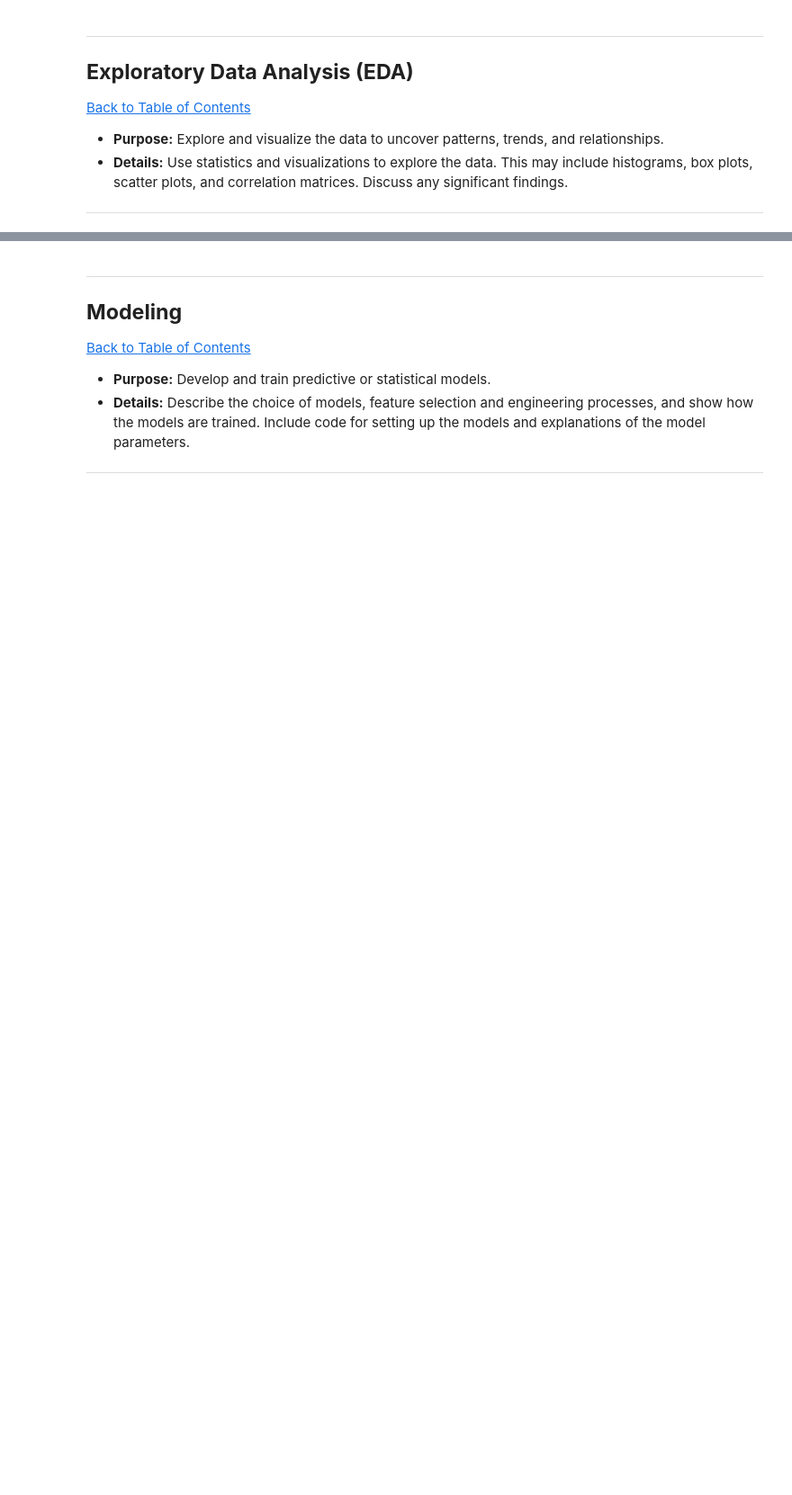
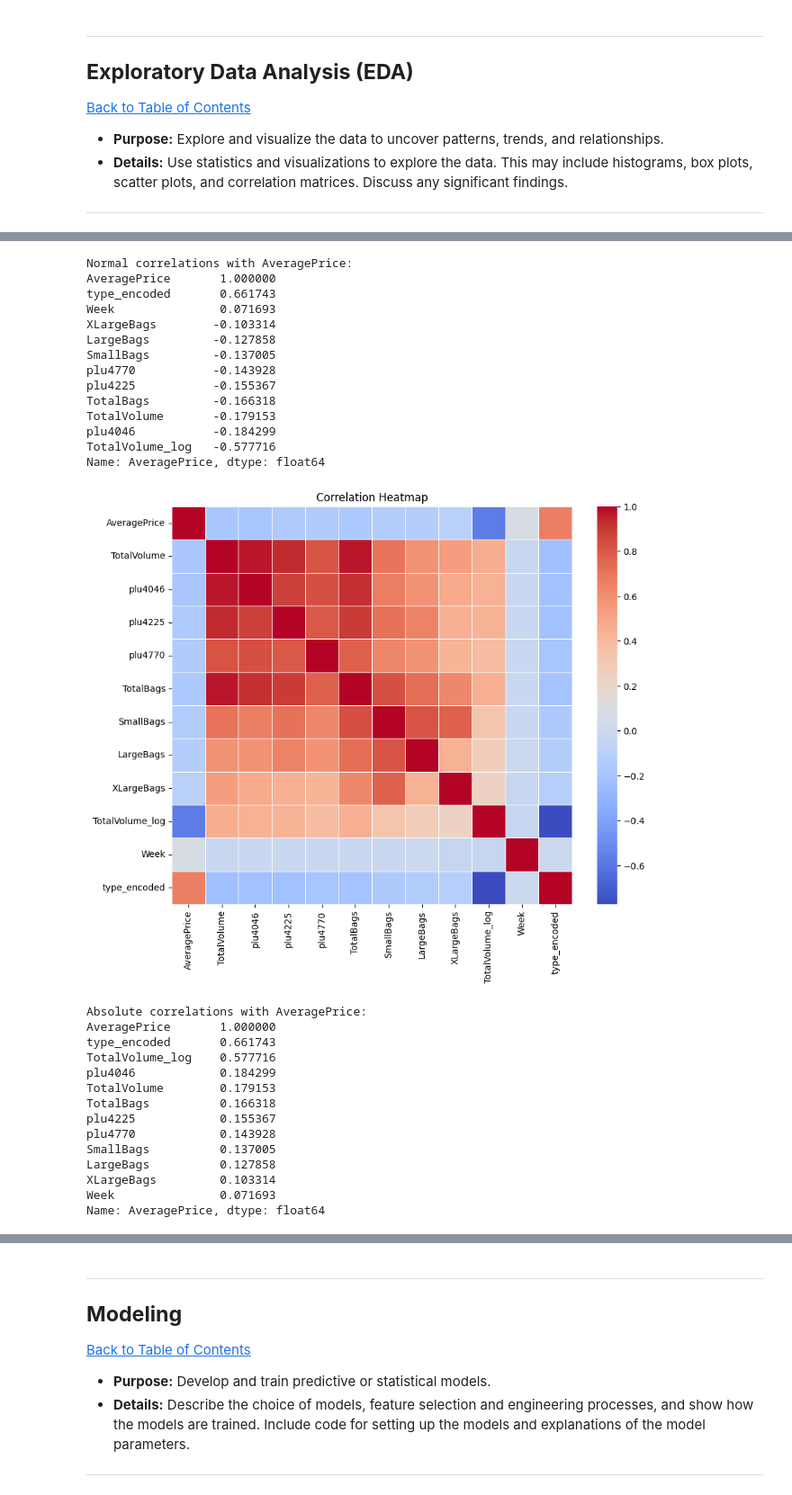
Before and after one commit to Maponya994/avocado-capstone-Maponya, a Jupyter notebook: QCTO---Workplace-Module-Notebook-Template-4571.ipynb, the cells around one changed output, grey strips where cells are left out. Shown at 90% size. Saved outputs shown, nothing was run; the diff lists cells and outputs as text; code cells hidden in the pictures; blank space fills up the shorter version.

```diff
--- a/QCTO---Workplace-Module-Notebook-Template-4571.ipynb
+++ b/QCTO---Workplace-Module-Notebook-Template-4571.ipynb
@@ -389,0 +601,54 @@ df_clean.to_csv("avocado_clean.csv", index=False)
+# %%
+import seaborn as sns
+import matplotlib.pyplot as plt
+
+# Pick numeric columns
+num_cols = df_clean.select_dtypes(include=["float64", "int64"]).columns
+
+# Normal correlation
+corr = df_clean[num_cols].corr()
+
+# Show correlation with AveragePrice
+print("Normal correlations with AveragePrice:")
+print(corr["AveragePrice"].sort_values(ascending=False))
+
+# Plot heatmap for all numeric columns
+plt.figure(figsize=(10,8))
+sns.heatmap(corr, annot=False, cmap="coolwarm", linewidths=0.5)
+plt.title("Correlation Heatmap")
+plt.show()
+
+# Absolute correlation
+abs_corr = corr["AveragePrice"].abs().sort_values(ascending=False)
+print("\nAbsolute correlations with AveragePrice:")
+print(abs_corr)
+# %% [output]
+Normal correlations with AveragePrice:
+AveragePrice       1.000000
+type_encoded       0.661743
+Week               0.071693
+XLargeBags        -0.103314
+LargeBags         -0.127858
+SmallBags         -0.137005
+plu4770           -0.143928
+plu4225           -0.155367
+TotalBags         -0.166318
+TotalVolume       -0.179153
+plu4046           -0.184299
+TotalVolume_log   -0.577716
+Name: AveragePrice, dtype: float64
+[figure, added]
+Absolute correlations with AveragePrice:
+AveragePrice       1.000000
+type_encoded       0.661743
+TotalVolume_log    0.577716
+plu4046            0.184299
+TotalVolume        0.179153
+TotalBags          0.166318
+plu4225            0.155367
+plu4770            0.143928
+SmallBags          0.137005
+LargeBags          0.127858
+XLargeBags         0.103314
+Week               0.071693
+Name: AveragePrice, dtype: float64
```
Also changed, not shown: parts of 35 cells of this notebook.
